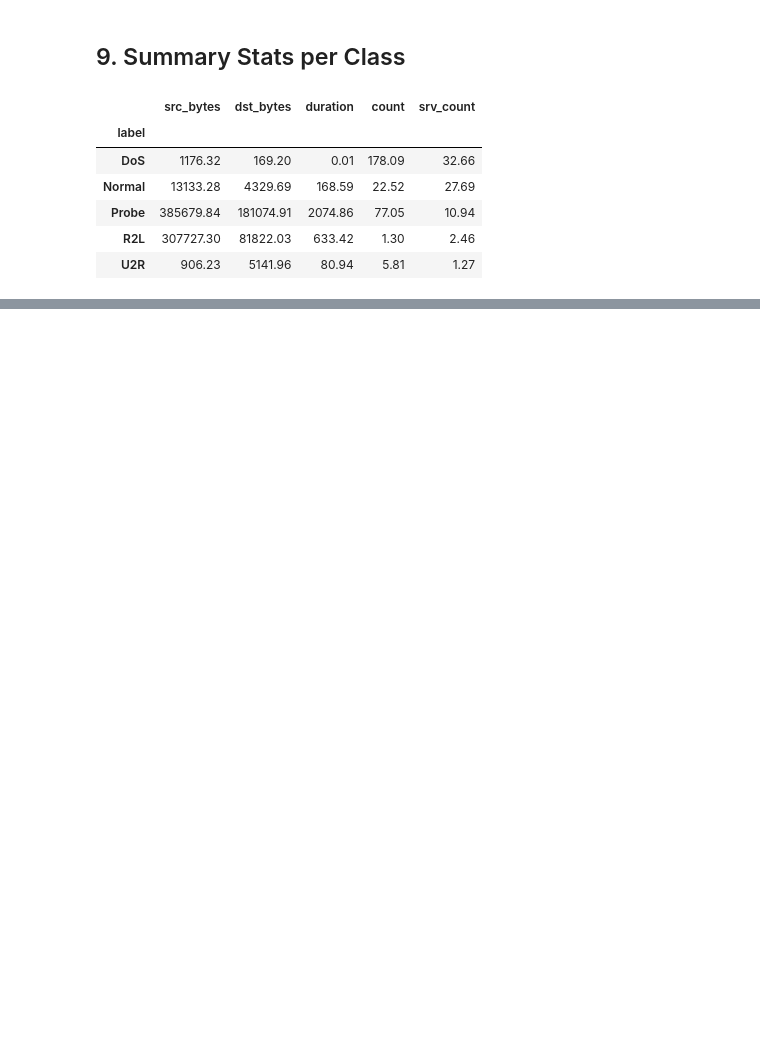
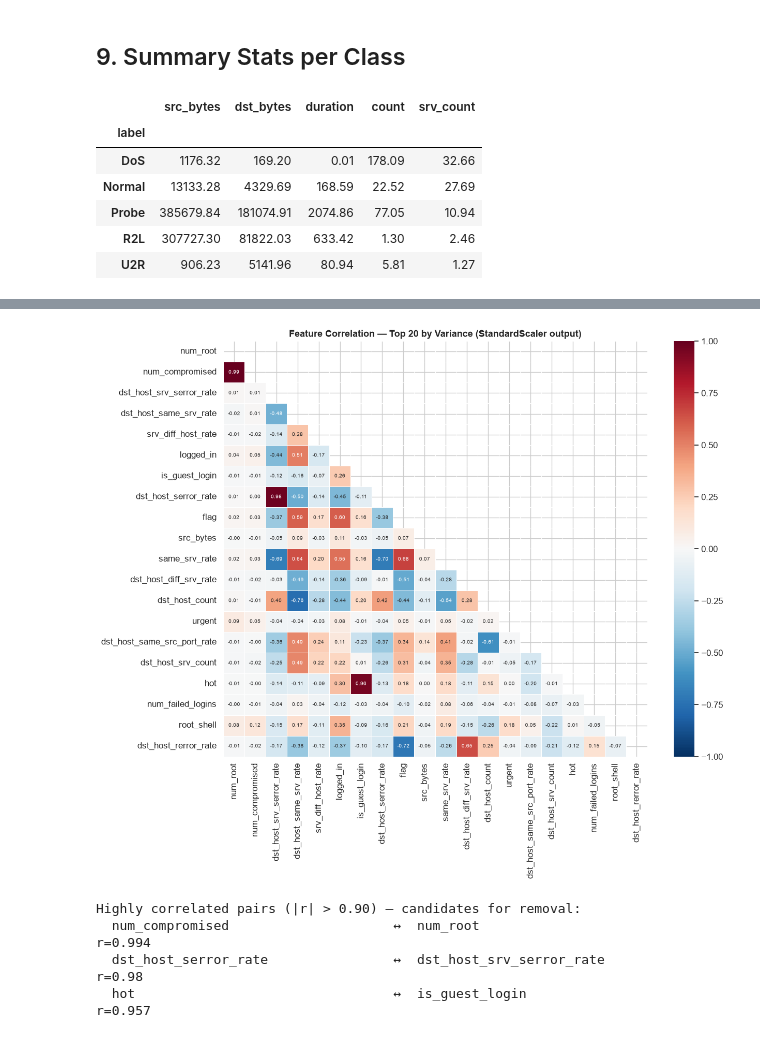
Before and after one commit to Bhagyesh312/NIDS, a Jupyter notebook: notebooks/01_eda_nslkdd.ipynb, the cells around one changed output, grey strips where cells are left out. Saved outputs shown, nothing was run; the diff lists cells and outputs as text; code cells hidden in the pictures; blank space fills up the shorter version.

```diff
--- a/notebooks/01_eda_nslkdd.ipynb
+++ b/notebooks/01_eda_nslkdd.ipynb
@@ -182,0 +362,48 @@ train.groupby('label')[['src_bytes', 'dst_bytes', 'duration', 'count', 'srv_coun
+# %%
+PROCESSED_DIR = os.path.join(os.path.dirname(os.getcwd()), 'data', 'processed')
+import joblib, numpy as np, matplotlib.pyplot as plt, seaborn as sns
+
+X_train       = np.load(os.path.join(PROCESSED_DIR, 'X_train.npy'))
+feature_names = joblib.load(os.path.join(PROCESSED_DIR, 'feature_names.pkl'))
+
+# Top 20 features by variance in the processed set
+variances  = X_train.var(axis=0)
+top20_idx  = np.argsort(variances)[::-1][:20]
+names_top20 = [feature_names[i] for i in top20_idx]
+
+# Subsample for speed (5k rows is plenty for correlation)
+rng     = np.random.default_rng(42)
+idx     = rng.choice(len(X_train), size=min(5000, len(X_train)), replace=False)
+import pandas as pd
+corr_df = pd.DataFrame(X_train[idx][:, top20_idx], columns=names_top20).corr()
+
+mask = np.triu(np.ones_like(corr_df, dtype=bool))
+fig, ax = plt.subplots(figsize=(13, 11))
+sns.heatmap(corr_df, mask=mask, annot=True, fmt='.2f', cmap='RdBu_r',
+            center=0, linewidths=0.4, ax=ax, annot_kws={'size': 7},
+            vmin=-1, vmax=1)
+ax.set_title('Feature Correlation — Top 20 by Variance (StandardScaler output)',
+             fontsize=13, fontweight='bold')
+plt.tight_layout()
+plt.show()
+
+# Flag highly correlated pairs (|r| > 0.90)
+corr_abs = corr_df.abs()
+high_corr = [
+    (corr_df.columns[i], corr_df.columns[j], round(corr_df.iloc[i, j], 3))
+    for i in range(len(corr_df))
+    for j in range(i)
+    if corr_abs.iloc[i, j] > 0.90
+]
+if high_corr:
+    print(f'\nHighly correlated pairs (|r| > 0.90) — candidates for removal:')
+    for a, b, r in sorted(high_corr, key=lambda x: -abs(x[2])):
+        print(f'  {a:35s} ↔  {b:35s}  r={r}')
+else:
+    print('No pairs with |r| > 0.90 in top-20 processed features.')
+# %% [output]
+[figure, added]
+Highly correlated pairs (|r| > 0.90) — candidates for removal:
+  num_compromised                     ↔  num_root                             r=0.994
+  dst_host_serror_rate                ↔  dst_host_srv_serror_rate             r=0.98
+  hot                                 ↔  is_guest_login                       r=0.957
```
Also changed, not shown: parts of 11 cells of this notebook, 3 other files.
